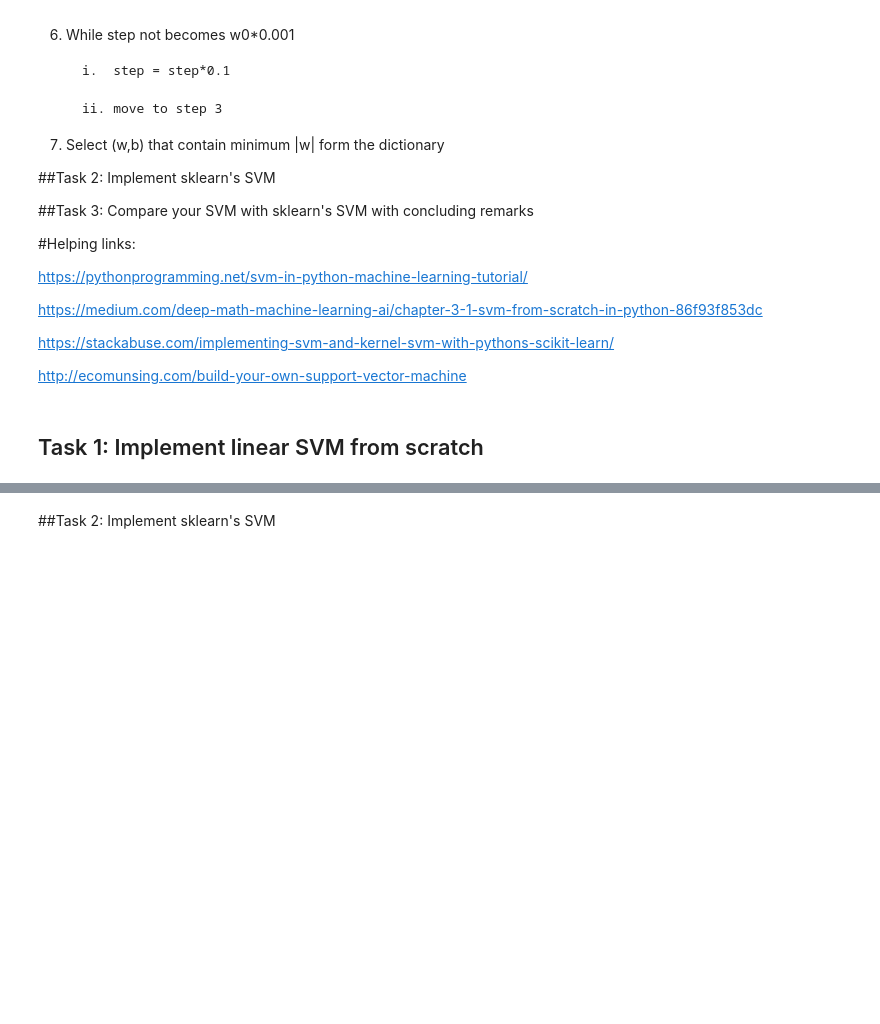
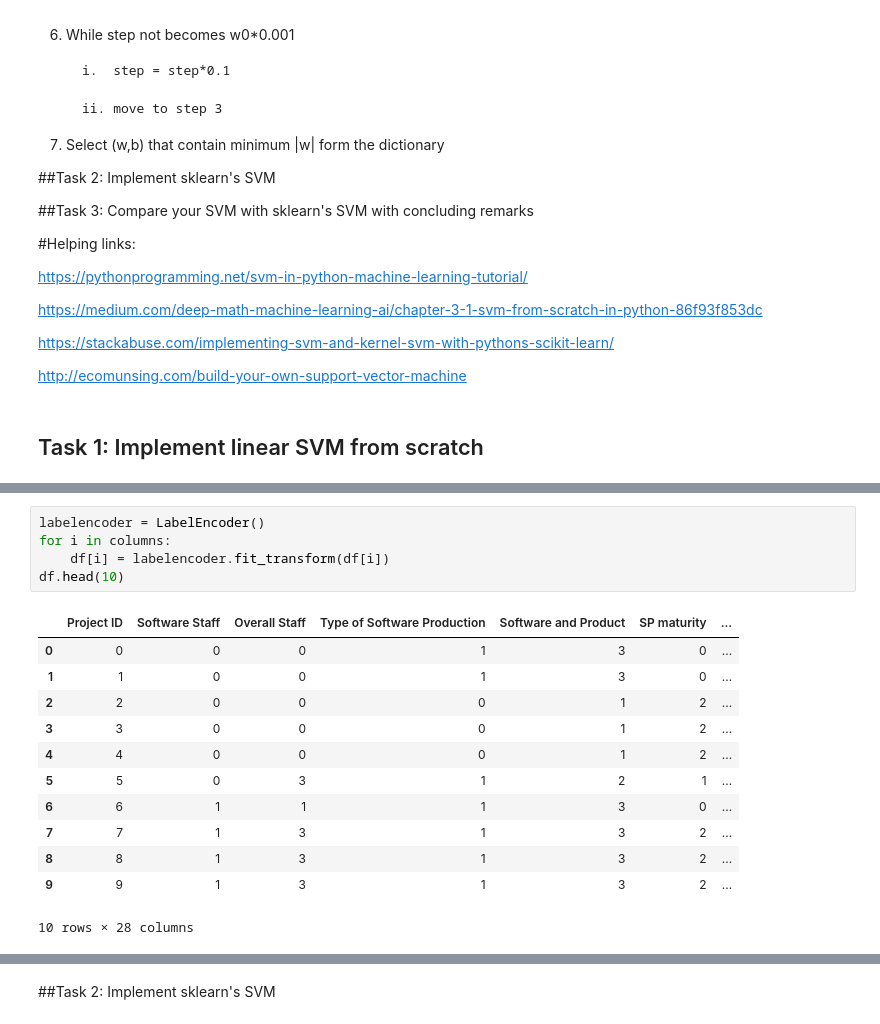
Before and after one commit to Avi-nashkumar/Semester5, a Jupyter notebook: ECSE303L/challenge-week-11/Task_1_Linear_SVM_from_Scratch (1).ipynb, the cells around one changed output, grey strips where cells are left out. Saved outputs shown, nothing was run; the diff lists cells and outputs as text; blank space fills up the shorter version.

```diff
--- a/ECSE303L/challenge-week-11/Task_1_Linear_SVM_from_Scratch (1).ipynb
+++ b/ECSE303L/challenge-week-11/Task_1_Linear_SVM_from_Scratch (1).ipynb
@@ -143,0 +239,18 @@ http://ecomunsing.com/build-your-own-support-vector-machine
+# %%
+labelencoder = LabelEncoder()
+for i in columns:
+    df[i] = labelencoder.fit_transform(df[i])
+df.head(10)
+# %% [output]
+|  | Project ID | Software Staff | Overall Staff | Type of Software Production | Software and Product | SP maturity | ... |
+| 0 | 0 | 0 | 0 | 1 | 3 | 0 | ... |
+| 1 | 1 | 0 | 0 | 1 | 3 | 0 | ... |
+| 2 | 2 | 0 | 0 | 0 | 1 | 2 | ... |
+| 3 | 3 | 0 | 0 | 0 | 1 | 2 | ... |
+| 4 | 4 | 0 | 0 | 0 | 1 | 2 | ... |
+| 5 | 5 | 0 | 3 | 1 | 2 | 1 | ... |
+| 6 | 6 | 1 | 1 | 1 | 3 | 0 | ... |
+| 7 | 7 | 1 | 3 | 1 | 3 | 2 | ... |
+| 8 | 8 | 1 | 3 | 1 | 3 | 2 | ... |
+| 9 | 9 | 1 | 3 | 1 | 3 | 2 | ... |
+10 rows × 28 columns
```
Also changed, not shown: parts of 15 cells of this notebook, 1 other file.
